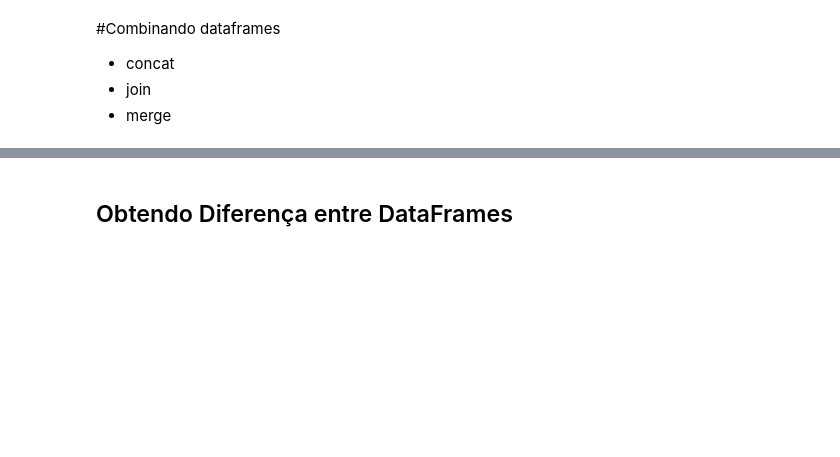
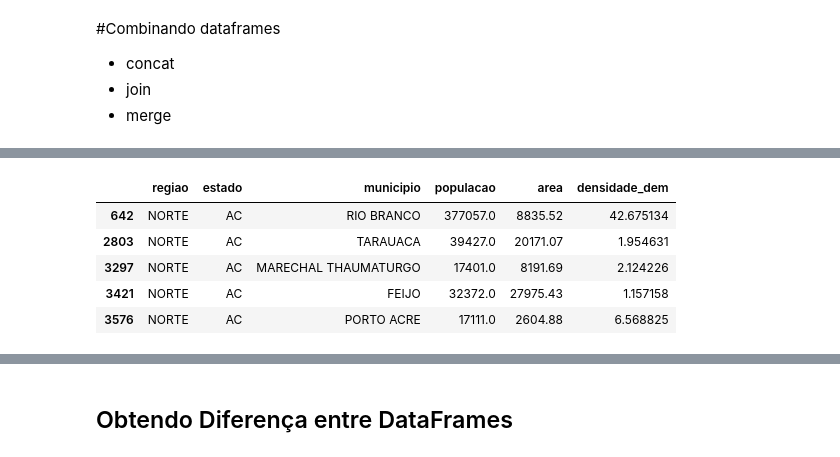
Before and after one commit to wallisonferreira/data-science-tce, a Jupyter notebook: comandos_avançados_pandas_wallison.ipynb, the cells around one changed output, grey strips where cells are left out. Cells and saved outputs as stored; diff of their text form; code cells hidden in the pictures; blank space fills up the shorter version.

```diff
--- a/comandos_avançados_pandas_wallison.ipynb
+++ b/comandos_avançados_pandas_wallison.ipynb
@@ -495,0 +565,9 @@ df_ac_demograficos.join(df_ac_saude, lsuffix='_A', rsuffix='_B')
+# %%
+df_ac_demograficos.head()
+# %% [output]
+|  | regiao | estado | municipio | populacao | area | densidade_dem |
+| 642 | NORTE | AC | RIO BRANCO | 377057.0 | 8835.52 | 42.675134 |
+| 2803 | NORTE | AC | TARAUACA | 39427.0 | 20171.07 | 1.954631 |
+| 3297 | NORTE | AC | MARECHAL THAUMATURGO | 17401.0 | 8191.69 | 2.124226 |
+| 3421 | NORTE | AC | FEIJO | 32372.0 | 27975.43 | 1.157158 |
+| 3576 | NORTE | AC | PORTO ACRE | 17111.0 | 2604.88 | 6.568825 |
```
Also changed, not shown: parts of 20 cells of this notebook.
